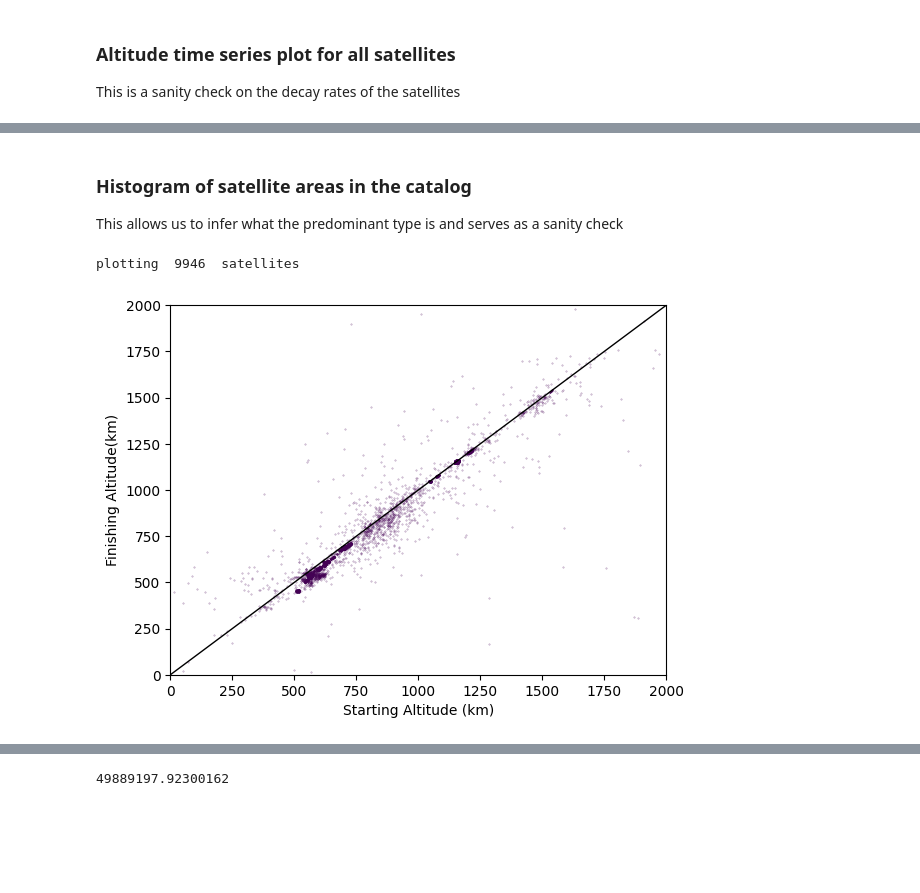
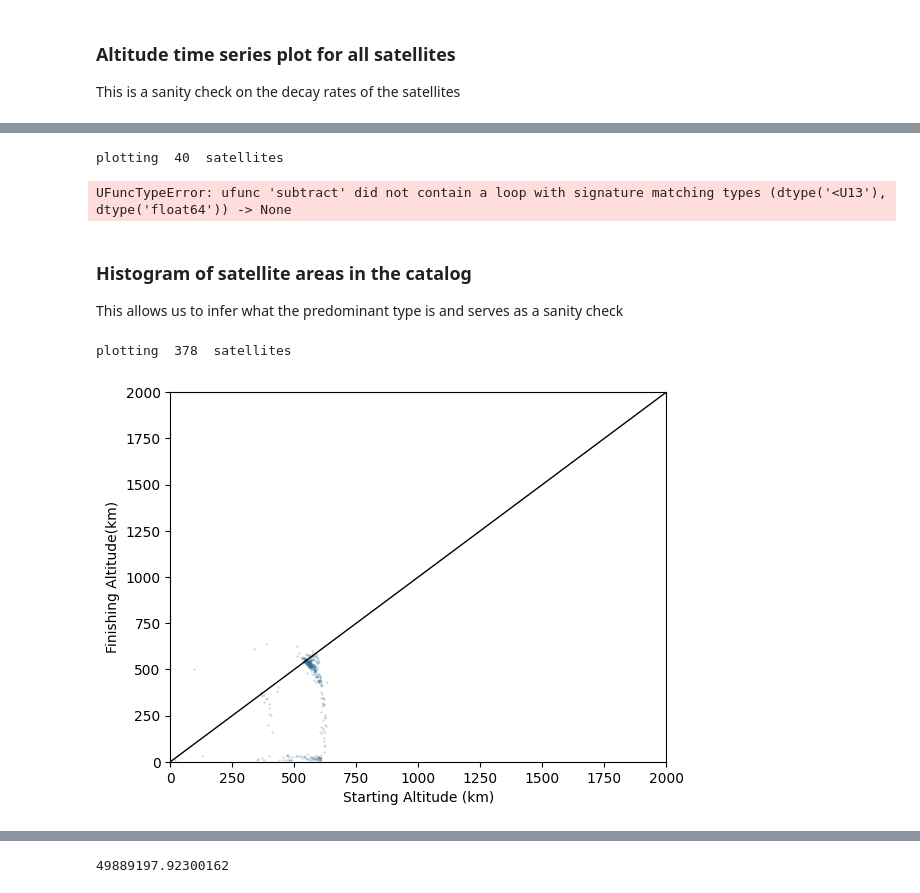
Before and after one commit to ucl-sgnl/FSPSimulator, a Jupyter notebook: src/Visualisation.ipynb, the cells around one changed output, grey strips where cells are left out. Saved outputs shown, nothing was run; the diff lists cells and outputs as text; code cells hidden in the pictures; blank space fills up the shorter version.

```diff
--- a/src/Visualisation.ipynb
+++ b/src/Visualisation.ipynb
@@ -156,0 +31,3 @@ plot_histogram(removal_dict)
+# %%
+for sat in fresh_cat[-2000:-1000]:
+    print(sat.rso_name, sat.operator)
@@ -156,0 +52,3 @@ plot_histogram(removal_dict)
+# %%
+# find all the satellites that have starlink in the rso_name
+starlink_sats = [sat for sat in fresh_cat if 'STARLINK' in sat.rso_name]
@@ -267,3 +202,10 @@ plotting  9944  satellites
+# %%
+# To use the function:
+altitude_tseries(starlink_sats)
+print("number of satellites: ", len(starlink_cat))
+# %% [output]
+plotting  40  satellites
+UFuncTypeError: ufunc 'subtract' did not contain a loop with signature matching types (dtype('<U13'), dtype('float64')) -> None
 # %% [markdown]
 ### Histogram of satellite areas in the catalog
 This allows us to infer what the predominant type is and serves as a sanity check
@@ -283,10 +225,10 @@ def area_hist(data):
     plt.ylabel('Number of Satellites')
     plt.show()
 # %%
-altitude_end_begin(fresh_cat)
+altitude_end_begin(starlink_sats)
 # %% [output]
-plotting  9946  satellites
+plotting  378  satellites
-[figure, old version]
+[figure, new version]
 # %%
 SATCAT_after_prop = load_file('SATCAT_after_prop_optimistic')
 for satellite in SATCAT_after_prop:
```
Also changed, not shown: parts of 12 cells of this notebook, 4 other files.
